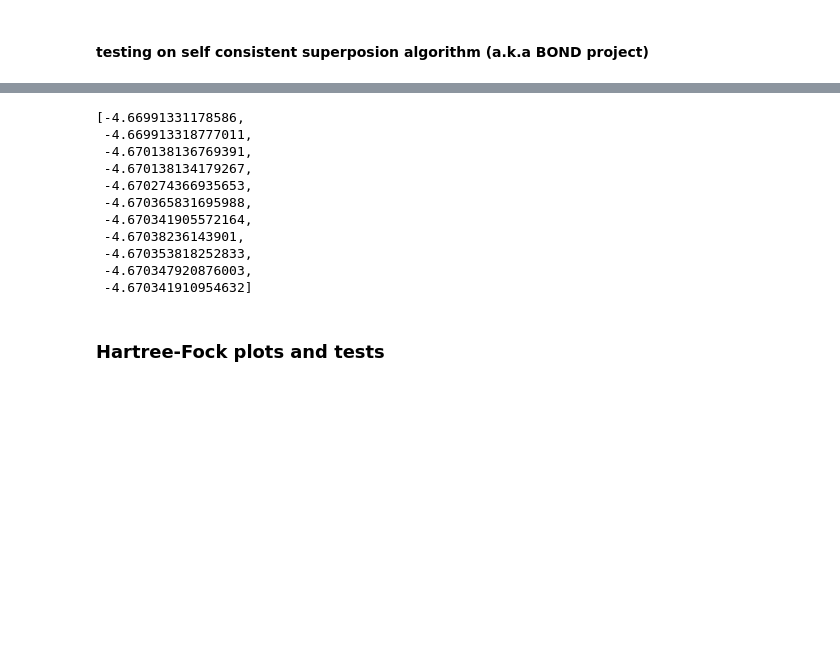
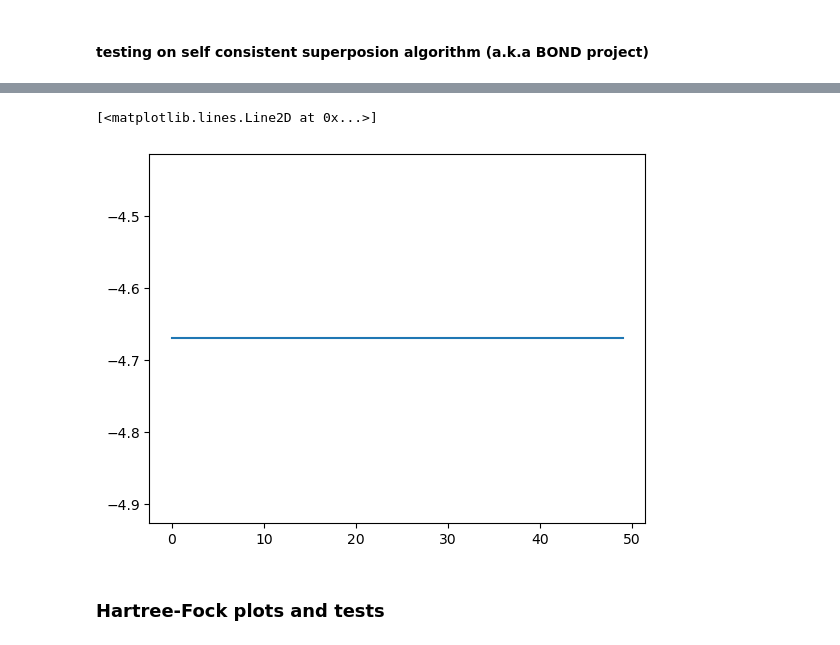
Before and after one commit to Arash-H-Jafarizadeh/Fermionic-State-Preparation, a Jupyter notebook: Fermionic_Hartree_Fock_Method(Adam).ipynb, the cells around one changed output, grey strips where cells are left out. Cells and saved outputs as stored; diff of their text form; code cells hidden in the pictures; blank space fills up the shorter version.

```diff
--- a/Fermionic_Hartree_Fock_Method(Adam).ipynb
+++ b/Fermionic_Hartree_Fock_Method(Adam).ipynb
@@ -522,7 +522,7 @@ def new_hart_fock_optimization(physical, L, **kws):
     max_iters = kws['max_iters'] if 'max_iters' in kws.keys() else 100
     startp = kws['start_point'] if 'start_point' in kws.keys() else 0.0004567
 
-    c_mat = np.diag([0.,0.]*(L//2) + startp * np.random.randn(L))
+    c_mat = np.diag([1.,0.]*(L//2) + startp * np.random.randn(L))
 
     last_E = np.empty((L))
     last_U = np.empty((L,L))
@@ -543,38 +543,69 @@ def new_hf_optimization(physical, L, bond_size, **kws):
 
     hf_E, hf_U = new_hart_fock_optimization(physical, L, **kws)
     bond_list = ordered_basis(L, hf_E, **kws)
-    basis = bond_list[:bond_size + size_step]
+    # basis = bond_list[:bond_size + size_step]
+    basis = bond_list[:bond_size]
+    print(" -initial basis ",basis)
 
     output_energy = []
     step = 0
 
     while step < max_steps and len(bond_list) > size_step:
 
+        # print(f"*** step {step}")
+        # print("  --initial basis ",basis)
+        # # basis = basis[:bond_size]
+        # ham, basis = new_based_ham(physical, L, basis, hf_U, **kws)
+        # E, U = np.linalg.eigh(ham)
+        # # print("  == ",E[0])
+        # output_energy.append( E[0] )
+
+        # amps = np.abs(U[:,0])
+        # # print("  - ",amps)
+        # order = np.argsort(amps)[::-1]
+        # # print("  -- ",list(amps[order.astype(int)]))
+        # # print("  -- ",np.sum(amps[order.astype(int)]))
+        # new_basis = np.array(basis)[order.astype(int)]
+        # print("  --middle  basis ",new_basis)
+        # print(f"  - targeted size:{len(new_basis)}")
+
+        # bond_list = np.setdiff1d(bond_list, new_basis, assume_unique=True)
+        # basis = np.concatenate((new_basis[:bond_size], bond_list[:size_step]), axis=None)
+        # print("  --final   basis ",new_basis[:bond_size])
+        # print(f"  - targeted size:{len(new_basis[:bond_size])}")
+
+        # step += 1
+        # print("")
+
         print(f"*** step {step}")
+        print("  --loop rem bond", list(bond_list))
+
+        bond_list = np.setdiff1d(bond_list, basis, assume_unique=True)
+        basis = np.concatenate((basis, bond_list[:size_step]), axis=None)
+        print("  --loop ini basis", basis)
 
         # basis = basis[:bond_size]
-
         ham, basis = new_based_ham(physical, L, basis, hf_U, **kws)
         E, U = np.linalg.eigh(ham)
+        print("  --loop energy ",E[0])
         output_energy.append( E[0] )
 
-        print("  = ",E[:2])
         amps = np.abs(U[:,0])
+        order = np.argsort(amps)[::-1]
+        new_basis = np.array(basis)[order.astype(int)]
+        print("  --loop srt basis", new_basis)
         # print("  - ",amps)
-        order = np.argsort(amps)[::-1]
-        print("  -- ",list(amps[order.astype(int)]))
-        new_basis = np.array(basis)[order.astype(int)]
-        # print("  -- ",basis)
-        print(f"  - targeted size:{len(new_basis)}")
-
-        bond_list = np.setdiff1d(bond_list, new_basis, assume_unique=True)
-        basis = np.concatenate((new_basis[:bond_size], bond_list[:size_step]), axis=None)
+        # print("  -- ",list(amps[order.astype(int)]))
+        # print("  -- ",np.sum(amps[order.astype(int)]))
+        # print(f"  - targeted size:{len(new_basis)}")
+        basis = new_basis[:bond_size]
+        print("  --loop fin basis", basis)
+        # print(f"  - targeted size:{len(new_basis[:bond_size])}")
 
         step += 1
+        print("")
 
-        # new_ham, super_basis = based_ham( physical, L, last_E, last_U, **kws)
-
-    return(output_energy) #distances) # return(HF_energy, new_E[0], new_U[:,0])
+    return(output_energy)
 
 
 
@@ -585,5 +616,7 @@ amp_thrsh = 1.e-5
 bond = 10
 step = 5
 
-new_hf_optimization(physical, L, bond, PBC=False, max_iters = 200)
+test_energy = new_hf_optimization(physical, L, bond, PBC=False, max_iters = 200)
+
+pl.plot(test_energy)
 # %% [output]
@@ -607,14 +640,5 @@ new_hf_optimization(physical, L, bond, PBC=False, max_iters = 200)
-[-4.66991331178586,
- -4.669913318777011,
- -4.670138136769391,
- -4.670138134179267,
- -4.670274366935653,
- -4.670365831695988,
- -4.670341905572164,
- -4.67038236143901,
- -4.670353818252833,
- -4.670347920876003,
- -4.670341910954632]
+[<matplotlib.lines.Line2D at 0x...>]
+[figure, added]
 # %%
 
 
```
Also changed, not shown: parts of 1 cell of this notebook.
